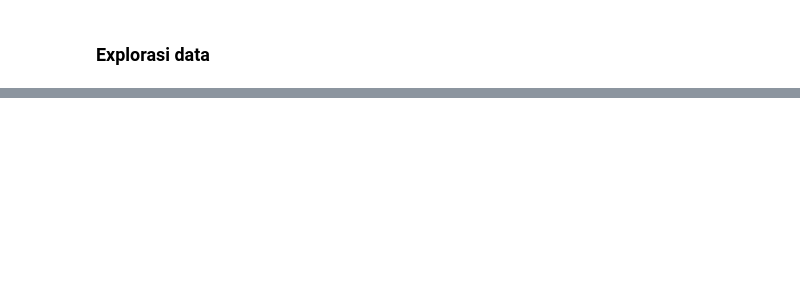
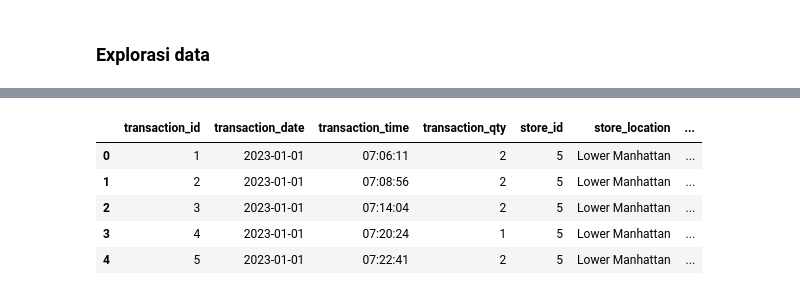
Before and after one commit to Sigiitttt/PSD, a Jupyter notebook: _sources/Tugas3.ipynb, the cells around one changed output, grey strips where cells are left out. Drawn from its saved outputs; the diff is of its cells as text; code cells hidden in the pictures; blank space fills up the shorter version.

```diff
--- a/_sources/Tugas3.ipynb
+++ b/_sources/Tugas3.ipynb
@@ -239,0 +72,26 @@ Wawasan ini menjadi fondasi yang sangat kokoh untuk tahap selanjutnya, yaitu **M
+# %%
+# @title 1. Setup Awal: Koneksi ke Database & Memuat Data
+!pip install sqlalchemy psycopg2-binary pandas matplotlib seaborn
+import pandas as pd
+from sqlalchemy import create_engine
+import matplotlib.pyplot as plt
+import seaborn as sns
+
+connection_string = "postgresql://neondb_owner:npg_XKHsQGF9g5ua@ep-withered-king-a1wuzur6-pooler.ap-southeast-1.aws.neon.tech/neondb?sslmode=require&channel_binding=require"
+
+try:
+    engine = create_engine(connection_string)
+    print("✅ Koneksi ke database berhasil!")
+except Exception as e:
+    print(f" Gagal terkoneksi: {e}")
+
+print("\nMemuat data dari tabel 'coffee_shop_sales'...")
+query = "SELECT * FROM sales_kopi;"
+df = pd.read_sql(query, engine)
+print("✅ Data berhasil dimuat ke dalam DataFrame.")
+print(f"\nJumlah baris data: {len(df)}")
+print("\nInformasi tipe data awal:")
+df.info()
+print("\n5 baris pertama dari data kita:")
+df.head()
+# %% [output]
@@ -239,0 +115,6 @@ Wawasan ini menjadi fondasi yang sangat kokoh untuk tahap selanjutnya, yaitu **M
+|  | transaction_id | transaction_date | transaction_time | transaction_qty | store_id | store_location | ... |
+| 0 | 1 | 2023-01-01 | 07:06:11 | 2 | 5 | Lower Manhattan | ... |
+| 1 | 2 | 2023-01-01 | 07:08:56 | 2 | 5 | Lower Manhattan | ... |
+| 2 | 3 | 2023-01-01 | 07:14:04 | 2 | 5 | Lower Manhattan | ... |
+| 3 | 4 | 2023-01-01 | 07:20:24 | 1 | 5 | Lower Manhattan | ... |
+| 4 | 5 | 2023-01-01 | 07:22:41 | 2 | 5 | Lower Manhattan | ... |
```
Also changed, not shown: parts of 25 cells of this notebook, 18 other files.
